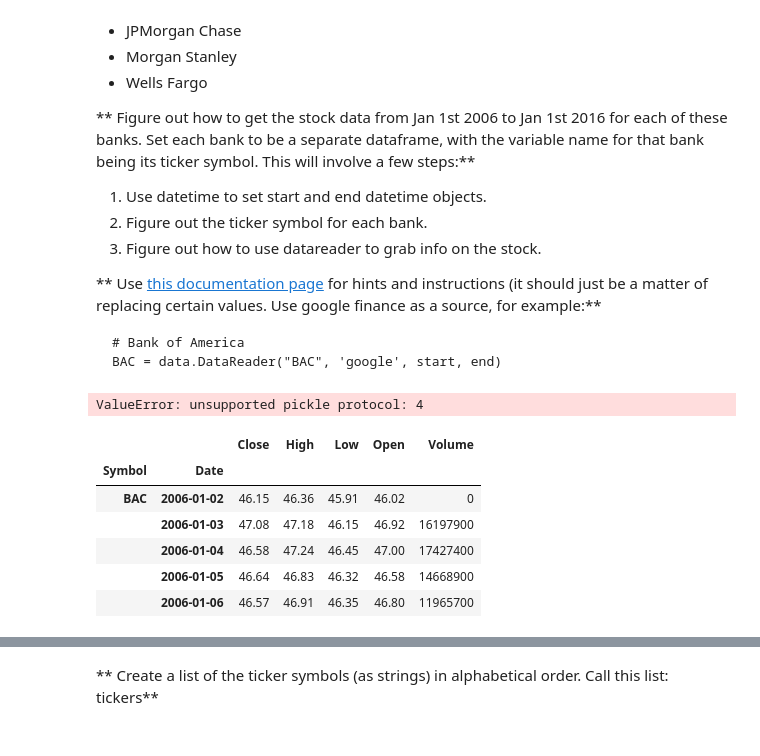
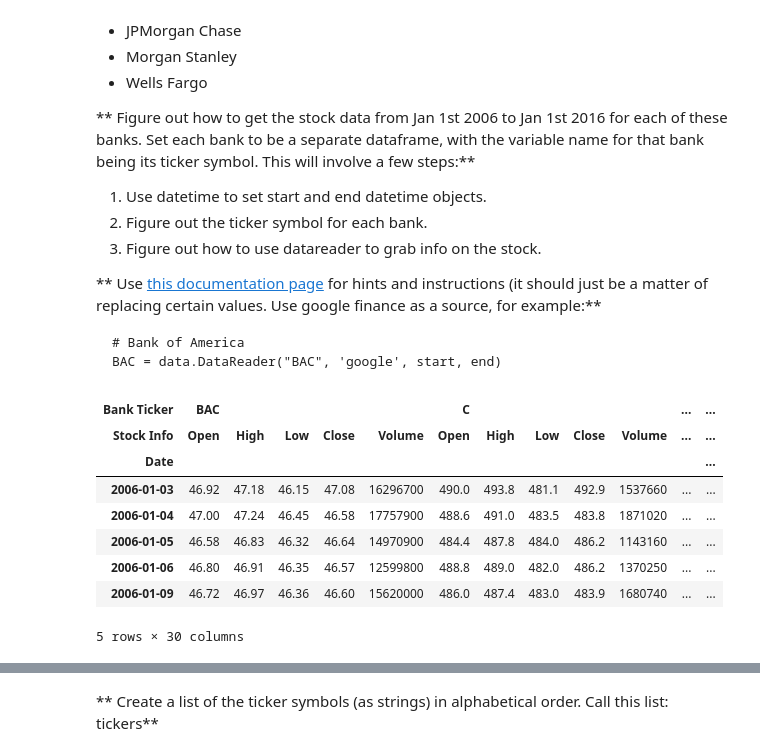
Before and after one commit to handsome005/Data-Science-Bootcamp, a Jupyter notebook: Data-Capstone-Projects/Finance Project .ipynb, the cells around one changed output, grey strips where cells are left out. Drawn from its saved outputs; the diff is of its cells as text; code cells hidden in the pictures.

```diff
--- a/Data-Capstone-Projects/Finance Project .ipynb
+++ b/Data-Capstone-Projects/Finance Project .ipynb
@@ -55,7 +55,17 @@ import datetime
 start = datetime.datetime(2006, 1, 1)
 end = datetime.datetime(2016, 1, 1)
 # %%
-df = pd.read_pickle('all_banks')
+bank_stocks = pd.read_pickle('all_banks')
-# %% [output]
-ValueError: unsupported pickle protocol: 4
+# %%
+bank_stocks.head()
+# %% [output]
+| Bank Ticker | BAC |  |  |  |  | C |  |  |  |  | ... | ... |
+| Stock Info | Open | High | Low | Close | Volume | Open | High | Low | Close | Volume | ... | ... |
+| Date |  |  |  |  |  |  |  |  |  |  |  | ... |
+| 2006-01-03 | 46.92 | 47.18 | 46.15 | 47.08 | 16296700 | 490.0 | 493.8 | 481.1 | 492.9 | 1537660 | ... | ... |
+| 2006-01-04 | 47.00 | 47.24 | 46.45 | 46.58 | 17757900 | 488.6 | 491.0 | 483.5 | 483.8 | 1871020 | ... | ... |
+| 2006-01-05 | 46.58 | 46.83 | 46.32 | 46.64 | 14970900 | 484.4 | 487.8 | 484.0 | 486.2 | 1143160 | ... | ... |
+| 2006-01-06 | 46.80 | 46.91 | 46.35 | 46.57 | 12599800 | 488.8 | 489.0 | 482.0 | 486.2 | 1370250 | ... | ... |
+| 2006-01-09 | 46.72 | 46.97 | 46.36 | 46.60 | 15620000 | 486.0 | 487.4 | 483.0 | 483.9 | 1680740 | ... | ... |
+5 rows × 30 columns
 # %%
@@ -68,10 +77,0 @@ WFC = data.DataReader("WFC", 'morningstar', start, end)
-# %%
-BAC.head()
-# %% [output]
-|  |  | Close | High | Low | Open | Volume |
-| Symbol | Date |  |  |  |  |  |
-| BAC | 2006-01-02 | 46.15 | 46.36 | 45.91 | 46.02 | 0 |
-|  | 2006-01-03 | 47.08 | 47.18 | 46.15 | 46.92 | 16197900 |
-|  | 2006-01-04 | 46.58 | 47.24 | 46.45 | 47.00 | 17427400 |
-|  | 2006-01-05 | 46.64 | 46.83 | 46.32 | 46.58 | 14668900 |
-|  | 2006-01-06 | 46.57 | 46.91 | 46.35 | 46.80 | 11965700 |
```
Also changed, not shown: parts of 22 cells of this notebook.
